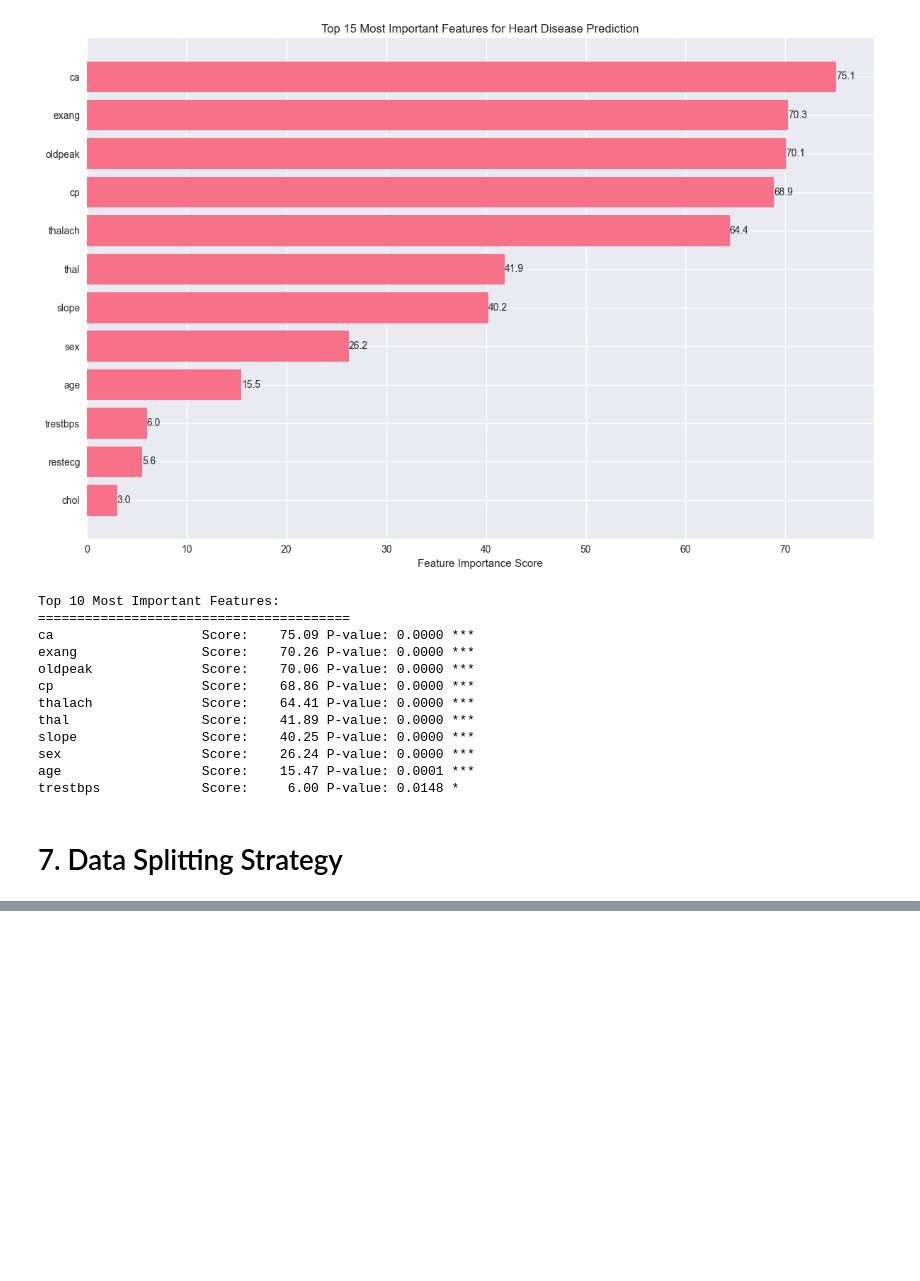
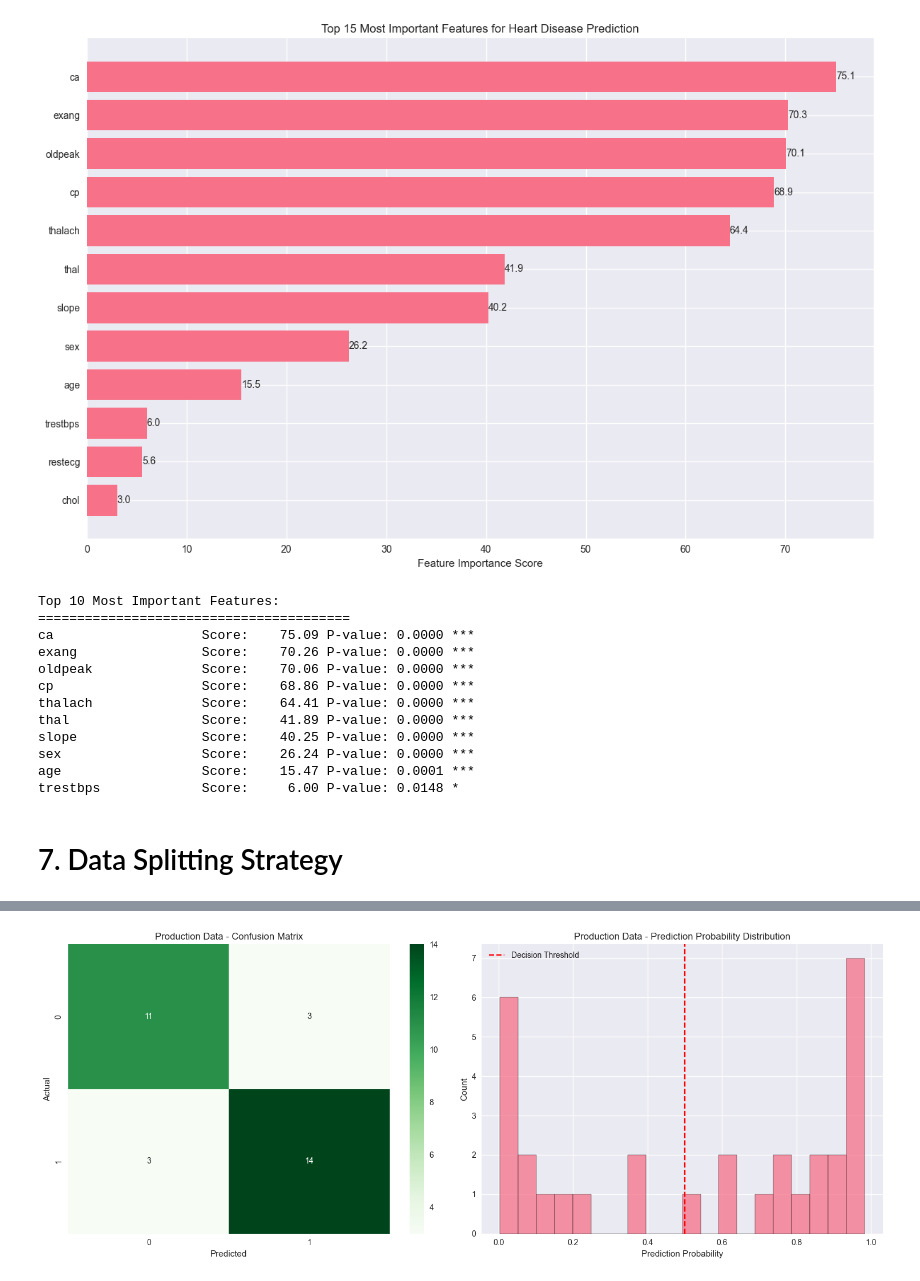
Before and after one commit to Mpitula/Designing-and-Building-a-Model, a Jupyter notebook: main.ipynb, the cells around one changed output, grey strips where cells are left out. Cells and saved outputs as stored; diff of their text form; code cells hidden in the pictures; blank space fills up the shorter version.

Commit message:
MODEL BUILDING AND EVALUATION

```diff
--- a/main.ipynb
+++ b/main.ipynb
@@ -582,4 +582,4 @@ def split_datasets(data, test_size=0.2, val_size=0.2, random_state=42):
     return X_train, X_test, X_production, y_train, y_test, y_production, X_processed.columns.tolist()
 
 # Split the data
-X_train, X_test, X_prod, y_train, y_test, y_prod, feature_names = split_datasets(df)
+X_train, X_test, X_prod, y_train, y_test, y_prod, feature_names = split_datasets(etl_processed_data)
@@ -585,0 +736,78 @@ X_train, X_test, X_prod, y_train, y_test, y_prod, feature_names = split_datasets
+# %%
+# Final model deployment on production data
+def deploy_production_model(best_model_name, model_results, X_prod, y_prod, feature_names):
+    """
+    Deploy the best model on production data
+    """
+    print("\n=== PRODUCTION MODEL DEPLOYMENT ===")
+
+    # Get the best model
+    best_model_info = model_results[best_model_name]
+    model = best_model_info['model']
+
+    # Prepare production data
+    X_production_processed = X_prod.copy()
+
+    # Scale if it was a logistic regression model
+    if best_model_name == 'Logistic Regression':
+        scaler = StandardScaler()
+        # Note: In real scenario, we would fit on training data only
+        X_production_scaled = scaler.fit_transform(X_production_processed)
+        X_prod_final = X_production_scaled
+    else:
+        X_prod_final = X_production_processed
+
+    # Make predictions on production data
+    production_predictions = model.predict(X_prod_final)
+    production_probabilities = model.predict_proba(X_prod_final)[:, 1] if hasattr(model, 'predict_proba') else None
+
+    # Evaluate production performance
+    production_accuracy = accuracy_score(y_prod, production_predictions)
+    production_auc = roc_auc_score(y_prod, production_probabilities) if production_probabilities is not None else None
+
+    print(f"Production Dataset Performance:")
+    print(f"Accuracy: {production_accuracy:.4f}")
+    if production_auc:
+        print(f"AUC Score: {production_auc:.4f}")
+
+    # Create production results dataframe
+    production_results = pd.DataFrame({
+        'Actual': y_prod,
+        'Predicted': production_predictions
+    })
+
+    if production_probabilities is not None:
+        production_results['Probability'] = production_probabilities
+
+    print(f"\nProduction Predictions Summary:")
+    print(f"Total cases: {len(production_results)}")
+    print(f"Predicted heart disease: {production_results['Predicted'].sum()} ({production_results['Predicted'].mean()*100:.1f}%)")
+    print(f"Actual heart disease: {production_results['Actual'].sum()} ({production_results['Actual'].mean()*100:.1f}%)")
+
+    # Plot production results
+    fig, axes = plt.subplots(1, 2, figsize=(15, 6))
+
+    # Confusion matrix for production
+    cm_prod = confusion_matrix(y_prod, production_predictions)
+    sns.heatmap(cm_prod, annot=True, fmt='d', cmap='Greens', ax=axes[0])
+    axes[0].set_title('Production Data - Confusion Matrix')
+    axes[0].set_xlabel('Predicted')
+    axes[0].set_ylabel('Actual')
+
+    # Probability distribution
+    if production_probabilities is not None:
+        sns.histplot(production_probabilities, bins=20, ax=axes[1])
+        axes[1].axvline(x=0.5, color='red', linestyle='--', label='Decision Threshold')
+        axes[1].set_title('Production Data - Prediction Probability Distribution')
+        axes[1].set_xlabel('Prediction Probability')
+        axes[1].set_ylabel('Count')
+        axes[1].legend()
+
+    plt.tight_layout()
+    plt.show()
+
+    return production_results
+
+# Deploy on production data
+prod_results = deploy_production_model(best_model, model_results, X_prod, y_prod, feature_names)
+# %% [output]
@@ -585,0 +823 @@ X_train, X_test, X_prod, y_train, y_test, y_prod, feature_names = split_datasets
+[figure, added]
```
Also changed, not shown: parts of 7 cells of this notebook.
